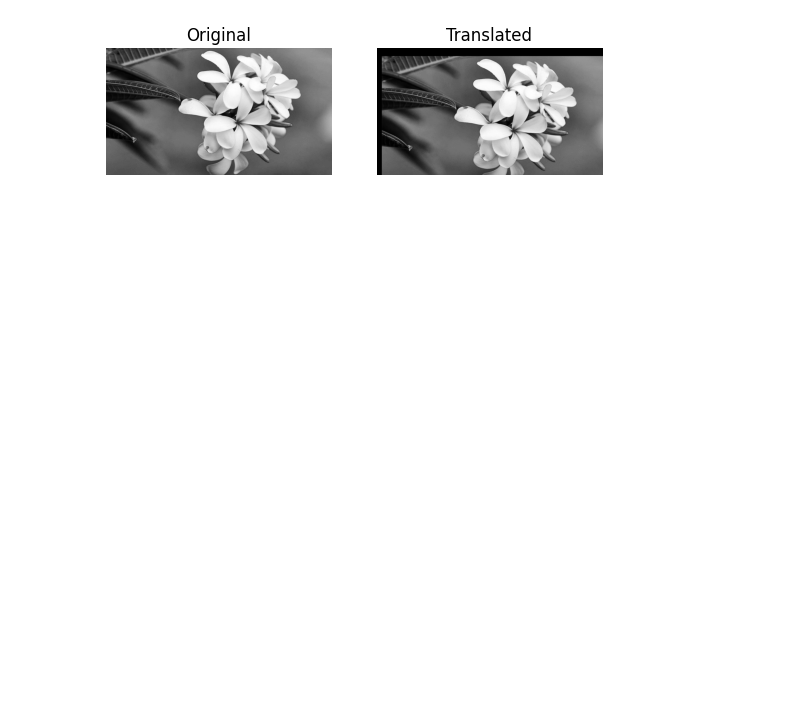
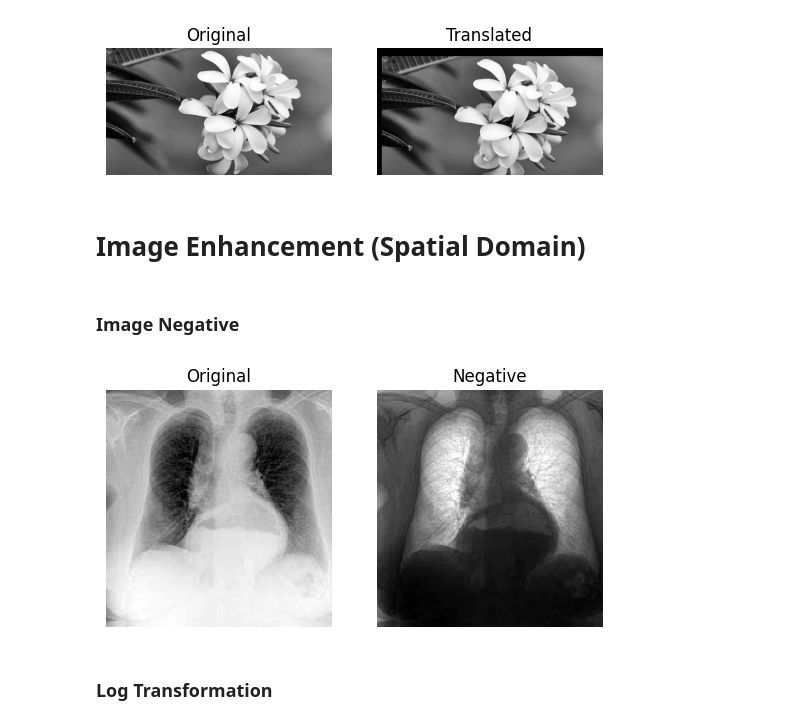
Before and after one commit to aqnaazmy/pengolahanCitra, a Jupyter notebook: week2/imageEnhancement.ipynb, the cells around one changed output. Cells and saved outputs as stored; diff of their text form; code cells hidden in the pictures; blank space fills up the shorter version.

```diff
--- a/week2/imageEnhancement.ipynb
+++ b/week2/imageEnhancement.ipynb
@@ -38,3 +38,19 @@ plt.axis("off")
 plt.show()
 # %% [output]
 [figure]
+# %% [markdown]
+# Image Enhancement (Spatial Domain)
+# %% [markdown]
+### Image Negative
+# %%
+i1 = io.imread('../assets/rontgen.jpg')
+i2 = 255-i1
+plt.subplot(1,2,1); plt.imshow(i1)
+plt.title('Original'); plt.axis("off")
+plt.subplot(1,2,2); plt.imshow(i2)
+plt.title('Negative'); plt.axis("off")
+plt.show()
+# %% [output]
+[figure, added]
+# %% [markdown]
+### Log Transformation
```
Also changed, not shown: parts of 20 cells of this notebook.
